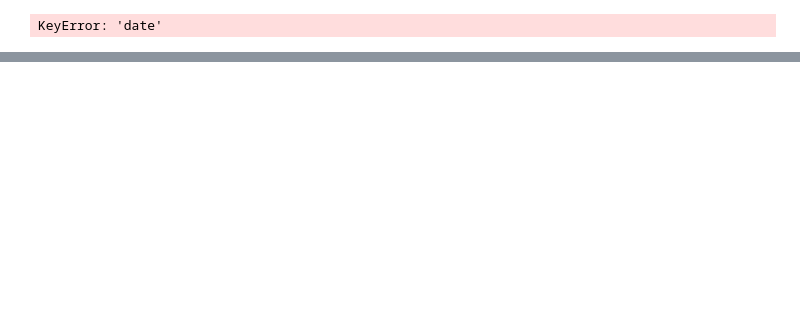
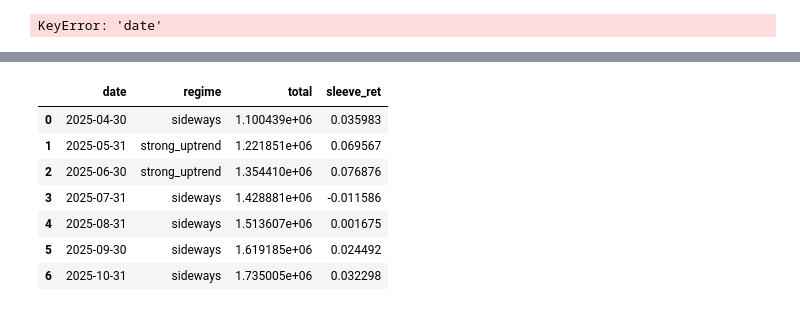
Before and after one commit to mayankjain281/Time_Series_Analysis, a Jupyter notebook: Nifty Stocks Analysis/SM 2025.ipynb, the cells around one changed output, grey strips where cells are left out. Cells and saved outputs as stored; diff of their text form; code cells hidden in the pictures; blank space fills up the shorter version.

```diff
--- a/Nifty Stocks Analysis/SM 2025.ipynb
+++ b/Nifty Stocks Analysis/SM 2025.ipynb
@@ -3548,0 +3548,11 @@ UnboundLocalError: cannot access local variable 'arr' where it is not associated
+# %%
+hist
+# %% [output]
+|  | date | regime | total | sleeve_ret |
+| 0 | 2025-04-30 | sideways | 1.100439e+06 | 0.035983 |
+| 1 | 2025-05-31 | strong_uptrend | 1.221851e+06 | 0.069567 |
+| 2 | 2025-06-30 | strong_uptrend | 1.354410e+06 | 0.076876 |
+| 3 | 2025-07-31 | sideways | 1.428881e+06 | -0.011586 |
+| 4 | 2025-08-31 | sideways | 1.513607e+06 | 0.001675 |
+| 5 | 2025-09-30 | sideways | 1.619185e+06 | 0.024492 |
+| 6 | 2025-10-31 | sideways | 1.735005e+06 | 0.032298 |
```
Also changed, not shown: parts of 6 cells of this notebook, 2 other files.
